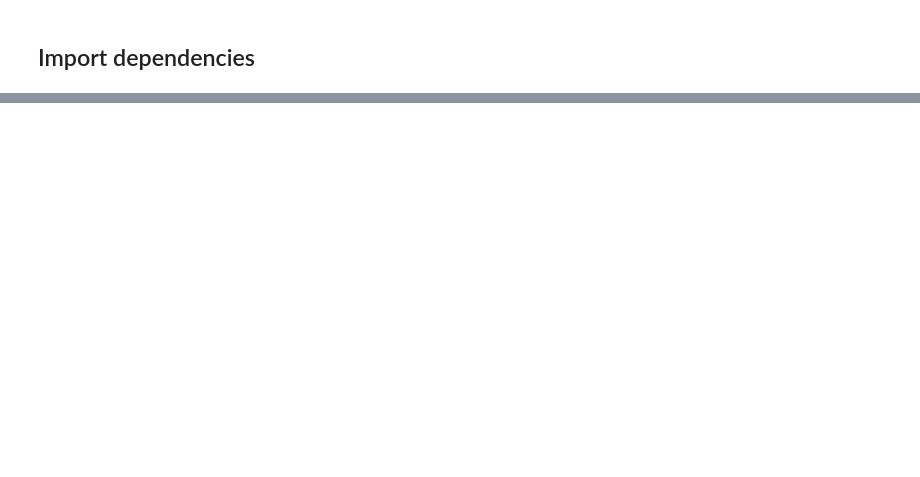
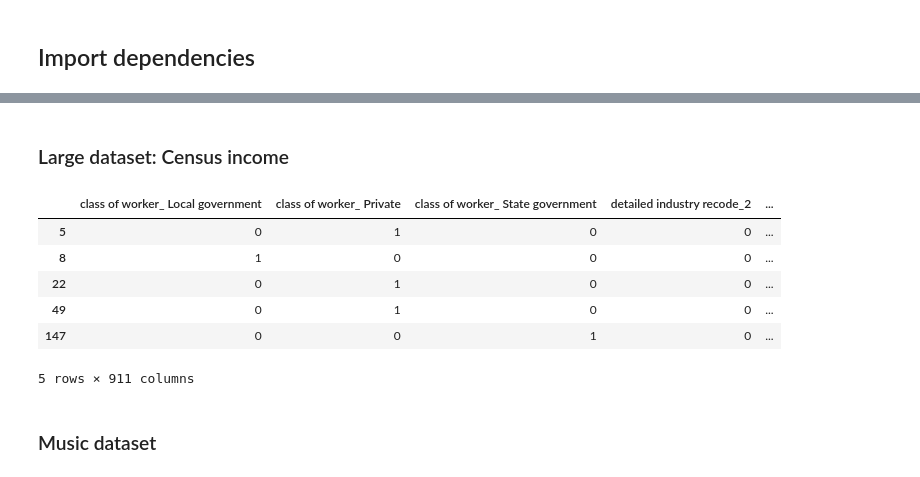
Before and after one commit to FlorianMold/fh-machine-learning, a Jupyter notebook: ex2/exercise.ipynb, the cells around one changed output, grey strips where cells are left out. Drawn from its saved outputs; the diff is of its cells as text; code cells hidden in the pictures; blank space fills up the shorter version.

```diff
--- a/ex2/exercise.ipynb
+++ b/ex2/exercise.ipynb
@@ -38,0 +87,50 @@ matrikelNumber = 1425616
+# %% [markdown]
+### Large dataset: Census income
+# %%
+censusIncome = pd.read_csv('../data/census-income.data', sep=',')
+censusIncome.sample(frac=1, random_state=matrikelNumber).reset_index(drop=True)
+
+censusIncome['age_label'] = censusIncome['age'].apply(lambda value: '0-14'
+if value <= 14 else '15-24'
+if value <= 24 else '25-54'
+if value <= 54 else '55-64'
+if value <= 64 else '65 years and over')
+
+censusIncome['wage_label'] = censusIncome['wage per hour'].apply(lambda value: '0-3000'
+if value <= 3000 else '3001-6000'
+if value <= 6000 else '6001-7000'
+if value <= 7000 else '7001-9000+')
+
+filteredCensus = censusIncome[
+    (censusIncome['class of worker'] != ' Not in universe') &
+    (censusIncome['education'] != ' Children') &
+    (censusIncome['wage per hour'] > 0) &
+    (censusIncome['weeks worked in year'] > 0)
+    ]
+
+filteredCensus = filteredCensus.drop("age", axis=1)
+filteredCensus = filteredCensus.drop("wage per hour", axis=1)
+filteredCensus = filteredCensus.drop("year", axis=1)
+filteredCensus = filteredCensus.drop("ignore", axis=1)
+filteredCensus = filteredCensus.drop("instance weight", axis=1)
+
+# filteredCensus.head()
+
+# One hot encode the dataset
+encodedIncome = pd.get_dummies(filteredCensus, columns=filteredCensus.columns, drop_first=True)
+
+# Split the dataset
+censusIncomeXAxis = encodedIncome.drop('race_ White', axis=1)
+censusIncomeYAxis = encodedIncome['race_ White']
+
+encodedIncome.head()
+# %% [output]
+|  | class of worker_ Local government | class of worker_ Private | class of worker_ State government | detailed industry recode_2 | ... |
+| 5 | 0 | 1 | 0 | 0 | ... |
+| 8 | 1 | 0 | 0 | 0 | ... |
+| 22 | 0 | 1 | 0 | 0 | ... |
+| 49 | 0 | 1 | 0 | 0 | ... |
+| 147 | 0 | 0 | 1 | 0 | ... |
+5 rows × 911 columns
+# %% [markdown]
+### Music dataset
```
Also changed, not shown: parts of 21 cells of this notebook.
